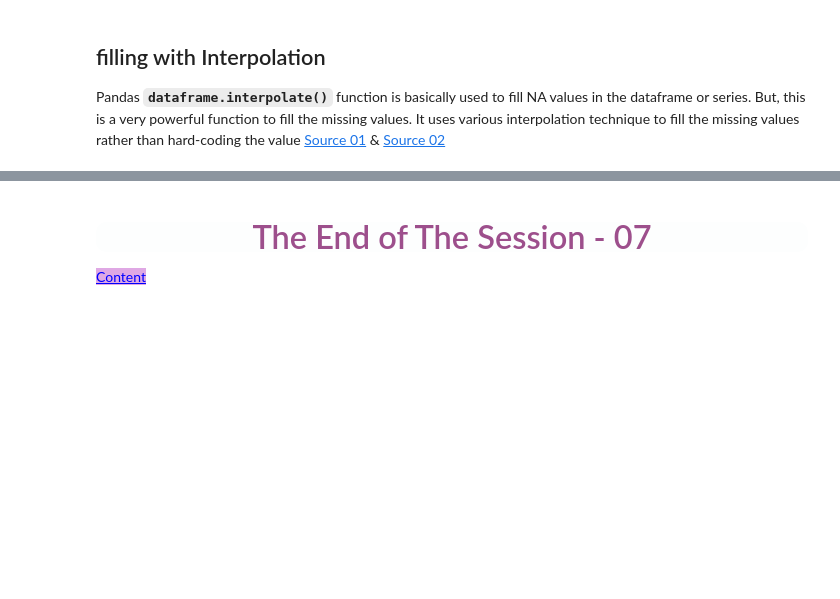
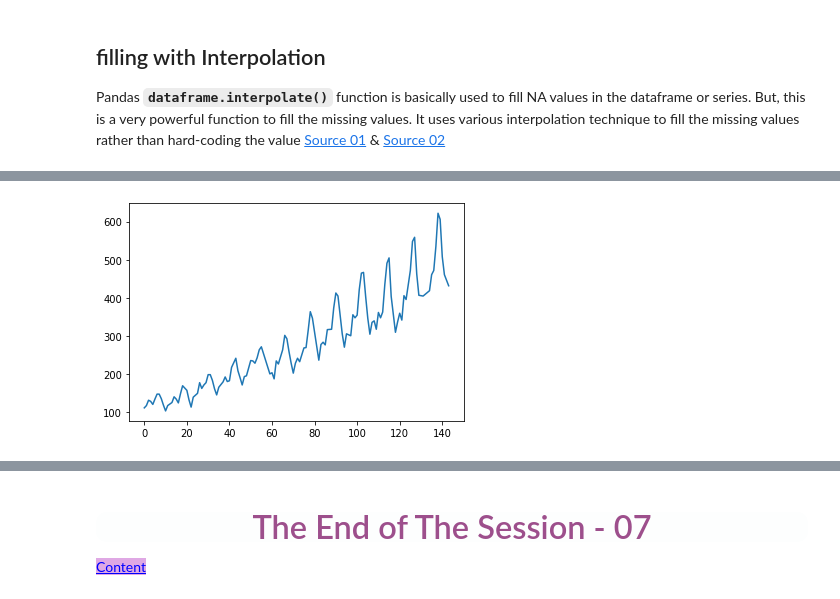
Before and after one commit to yildiz3/Data_Analysis, a Jupyter notebook: 2-Data_Analysis_with_Python/InClass-Notes/DAwPy_S7_(Handling_with_Missing_Values)-student.ipynb, the cells around one changed output, grey strips where cells are left out. Cells and saved outputs as stored; diff of their text form; code cells hidden in the pictures; blank space fills up the shorter version.

```diff
--- a/2-Data_Analysis_with_Python/InClass-Notes/DAwPy_S7_(Handling_with_Missing_Values)-student.ipynb
+++ b/2-Data_Analysis_with_Python/InClass-Notes/DAwPy_S7_(Handling_with_Missing_Values)-student.ipynb
@@ -1194,0 +1321,4 @@ Pandas **``dataframe.interpolate()``** function is basically used to fill NA val
+# %%
+flights_copy.passengers.interpolate().plot();
+# %% [output]
+[figure, added]
```
Also changed, not shown: parts of 14 cells of this notebook.
